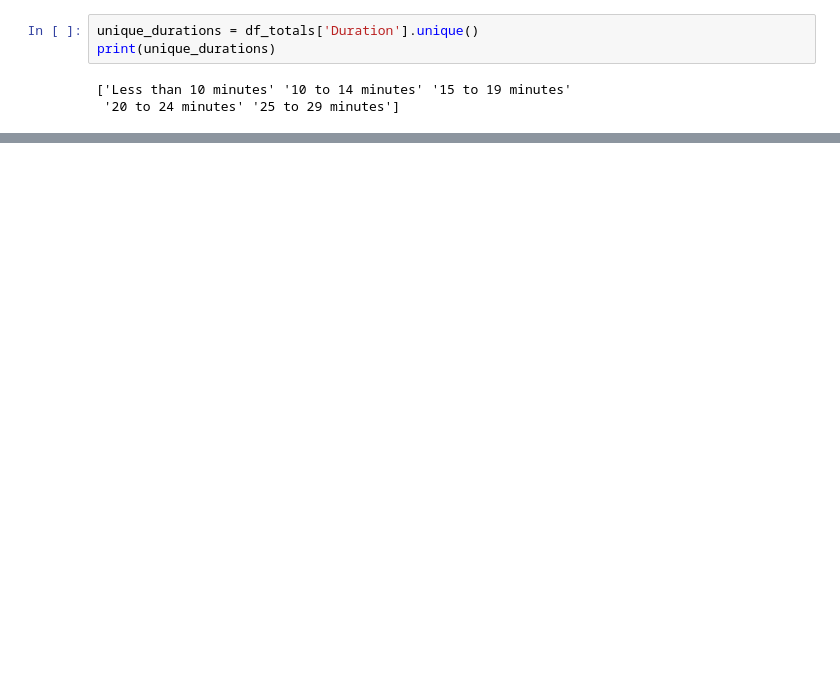
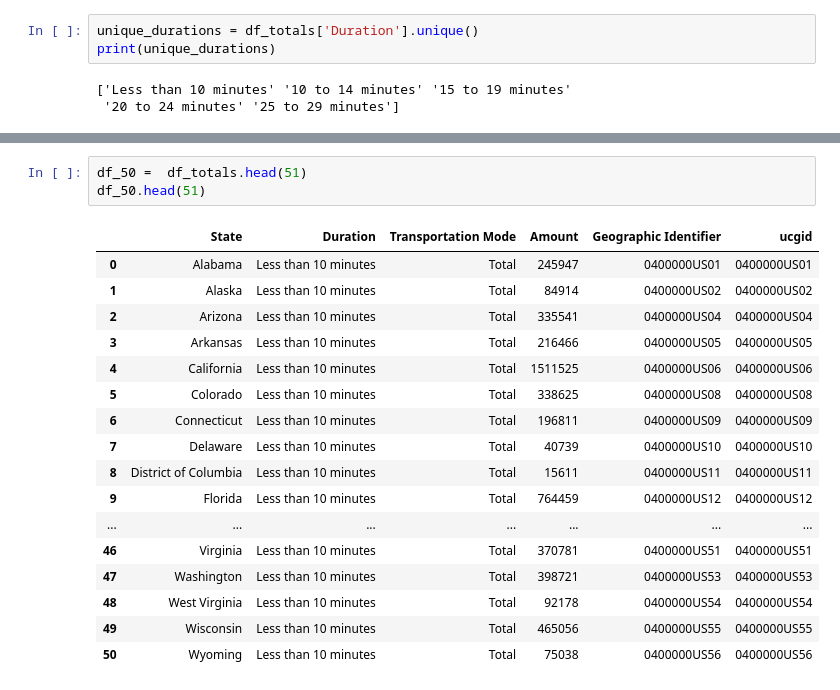
Before and after one commit to angelikabrown/CensusDataEDA, a Jupyter notebook: census_data_cleaning.ipynb, the cells around one changed output, grey strips where cells are left out. Cells and saved outputs as stored; diff of their text form; blank space fills up the shorter version.

```diff
--- a/census_data_cleaning.ipynb
+++ b/census_data_cleaning.ipynb
@@ -2184,0 +2226,21 @@ print(unique_durations)
+# %%
+df_50 =  df_totals.head(51)
+df_50.head(51)
+# %% [output]
+|  | State | Duration | Transportation Mode | Amount | Geographic Identifier | ucgid |
+| 0 | Alabama | Less than 10 minutes | Total | 245947 | 0400000US01 | 0400000US01 |
+| 1 | Alaska | Less than 10 minutes | Total | 84914 | 0400000US02 | 0400000US02 |
+| 2 | Arizona | Less than 10 minutes | Total | 335541 | 0400000US04 | 0400000US04 |
+| 3 | Arkansas | Less than 10 minutes | Total | 216466 | 0400000US05 | 0400000US05 |
+| 4 | California | Less than 10 minutes | Total | 1511525 | 0400000US06 | 0400000US06 |
+| 5 | Colorado | Less than 10 minutes | Total | 338625 | 0400000US08 | 0400000US08 |
+| 6 | Connecticut | Less than 10 minutes | Total | 196811 | 0400000US09 | 0400000US09 |
+| 7 | Delaware | Less than 10 minutes | Total | 40739 | 0400000US10 | 0400000US10 |
+| 8 | District of Columbia | Less than 10 minutes | Total | 15611 | 0400000US11 | 0400000US11 |
+| 9 | Florida | Less than 10 minutes | Total | 764459 | 0400000US12 | 0400000US12 |
+| ... | ... | ... | ... | ... | ... | ... |
+| 46 | Virginia | Less than 10 minutes | Total | 370781 | 0400000US51 | 0400000US51 |
+| 47 | Washington | Less than 10 minutes | Total | 398721 | 0400000US53 | 0400000US53 |
+| 48 | West Virginia | Less than 10 minutes | Total | 92178 | 0400000US54 | 0400000US54 |
+| 49 | Wisconsin | Less than 10 minutes | Total | 465056 | 0400000US55 | 0400000US55 |
+| 50 | Wyoming | Less than 10 minutes | Total | 75038 | 0400000US56 | 0400000US56 |
```
Also changed, not shown: parts of 3 cells of this notebook.
